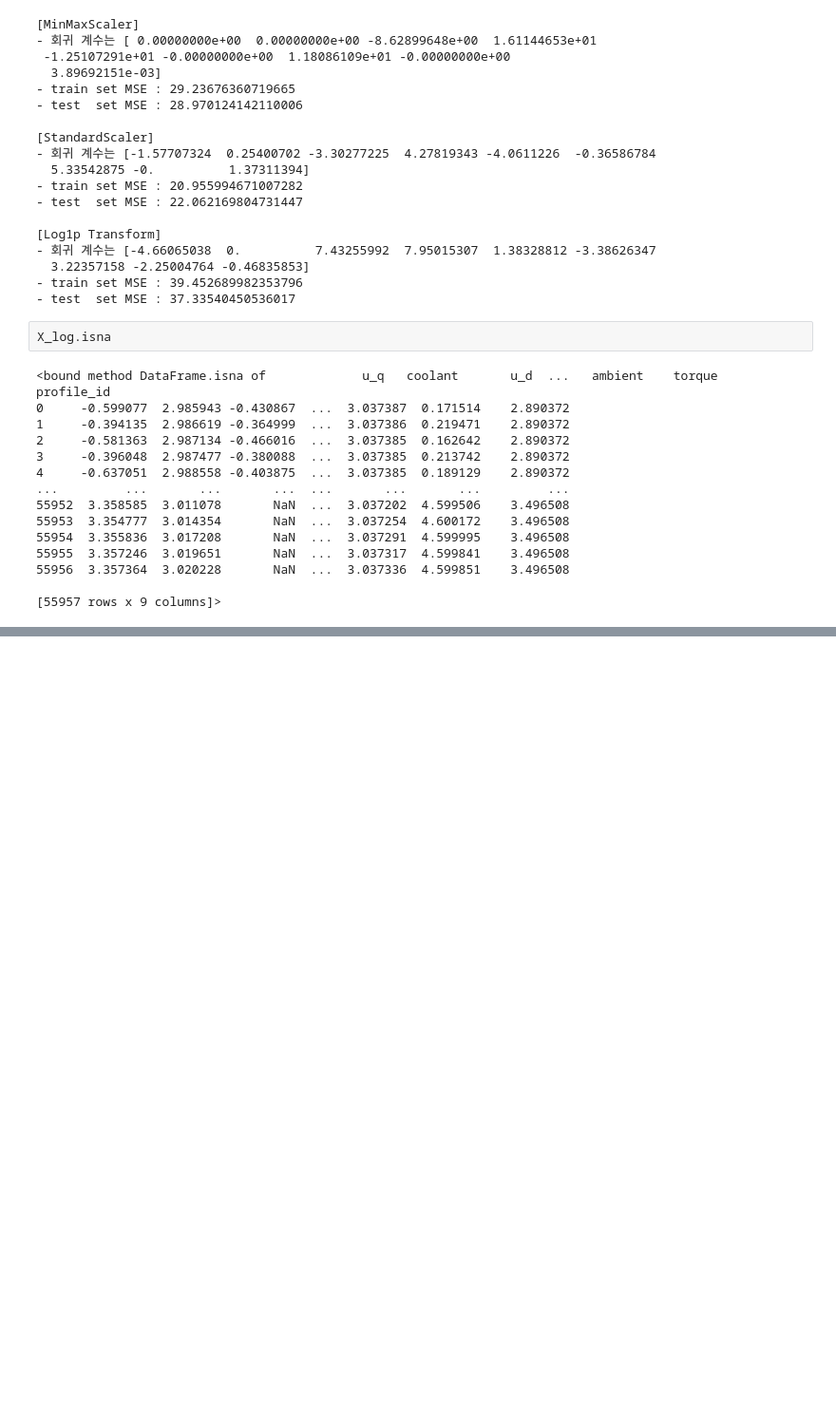
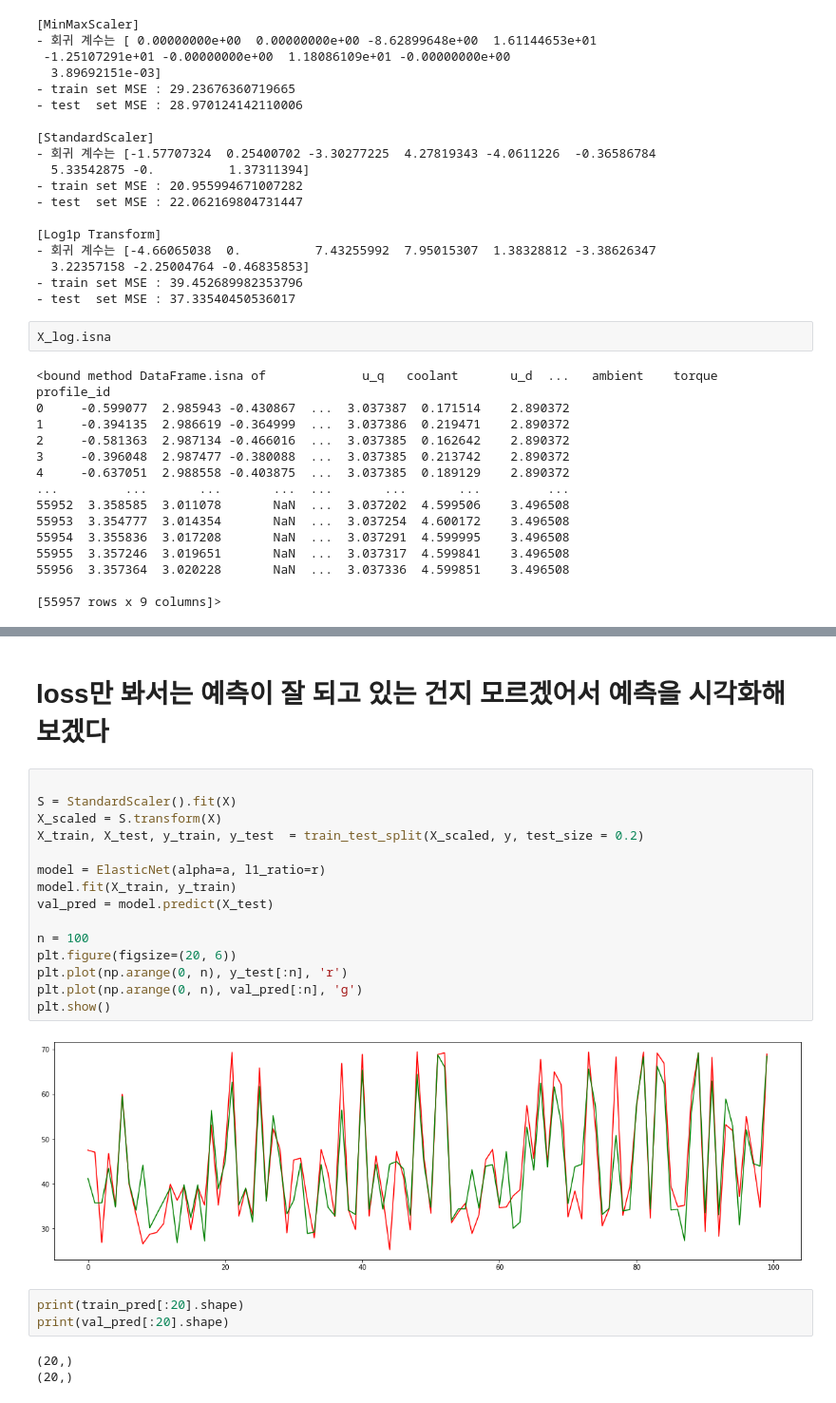
Before and after one commit to khodid/2021MachineLearningIntro, a Jupyter notebook: Ch5_Regression.ipynb, the cells around one changed output, grey strips where cells are left out. Shown at 95% size. Saved outputs shown, nothing was run; the diff lists cells and outputs as text; blank space fills up the shorter version.

```diff
--- a/Ch5_Regression.ipynb
+++ b/Ch5_Regression.ipynb
@@ -354,0 +362,25 @@ X_log.isna
+# %% [markdown]
+# loss만 봐서는 예측이 잘 되고 있는 건지 모르겠어서 예측을 시각화해보겠다
+# %%
+
+S = StandardScaler().fit(X)
+X_scaled = S.transform(X)
+X_train, X_test, y_train, y_test  = train_test_split(X_scaled, y, test_size = 0.2)
+
+model = ElasticNet(alpha=a, l1_ratio=r)
+model.fit(X_train, y_train)
+val_pred = model.predict(X_test)
+
+n = 100
+plt.figure(figsize=(20, 6))
+plt.plot(np.arange(0, n), y_test[:n], 'r')
+plt.plot(np.arange(0, n), val_pred[:n], 'g')
+plt.show()
+# %% [output]
+[figure, added]
+# %%
+print(train_pred[:20].shape)
+print(val_pred[:20].shape)
+# %% [output]
+(20,)
+(20,)
```
Also changed, not shown: parts of 1 cell of this notebook.
